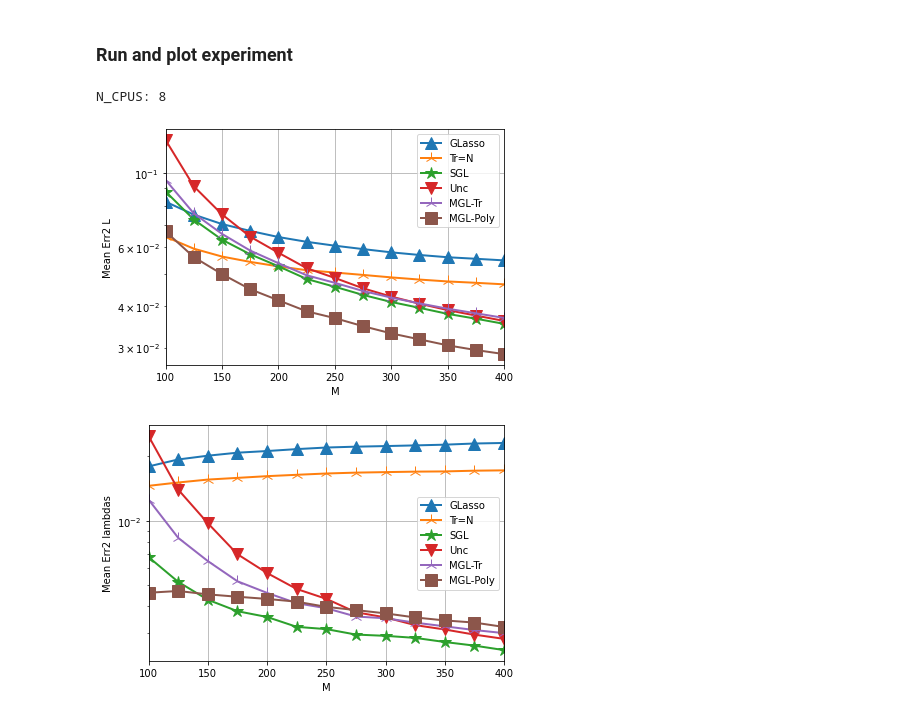
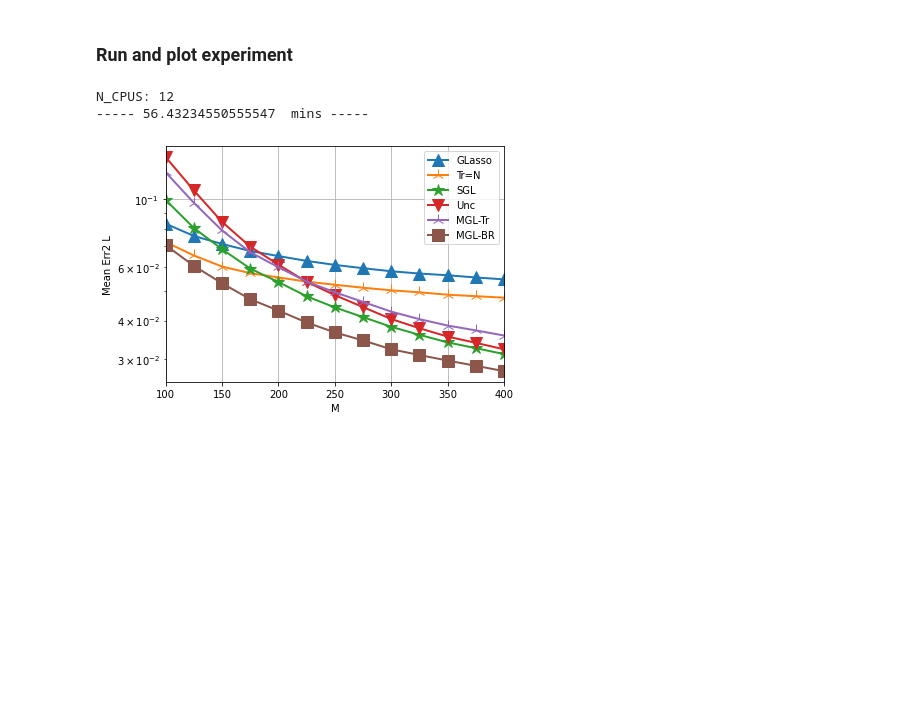
Before and after one commit to reysam93/motif_nti, a Jupyter notebook: samples_student_network.ipynb, the cells around one changed output. Saved outputs shown, nothing was run; the diff lists cells and outputs as text; code cells hidden in the pictures; blank space fills up the shorter version.

Commit message:
changing name from Poly to BR

```diff
--- a/samples_student_network.ipynb
+++ b/samples_student_network.ipynb
@@ -161,7 +161,7 @@ models = [
     # Our algorithms
     {'name': 'MGL-Tr', 'cs': cs[0], 'gs': GS[0], 'bounds': [], 'fmt': '2-',
      'regs': {'alpha': 0, 'beta': 1.1, 'gamma': 0, 'deltas': deltas[0]}},
-    {'name': 'MGL-Poly', 'cs': cs[3], 'gs': GS[3], 'bounds': BOUNDS[2], 'fmt': 's-',
+    {'name': 'MGL-BR', 'cs': cs[3], 'gs': GS[3], 'bounds': BOUNDS[2], 'fmt': 's-',
      'regs': {'alpha': 0, 'beta': .9, 'gamma': 10000, 'deltas': deltas[3]}},
 ]
 # %% [markdown]
@@ -181,16 +181,14 @@ for i, resp in enumerate(resps):
 total_t = time.time() - total_t
 print('-----', total_t/60, ' mins -----')
 # %% [output]
-N_CPUS: 8
+N_CPUS: 12
+----- 56.43234550555547  mins -----
 # %%
-skip_idx = [5]
 err_L, err_lamb = est_errs(L, lambdas, Ls_hat, lamds_hat, sq_err=True)
 mean_errL = np.mean(err_L, 2)
-mean_err_lam = np.mean(err_lamb, 2)
-plot_err(MM, models, mean_errL, 'Mean Err2 L', skip=skip_idx)
+plot_err(MM, models, mean_errL, 'Mean Err2 L')
 # %% [output]
-[figure, old version]
+[figure, new version]
-[figure, removed]
 # %%
 # Save data as csv
 # fname = PATH + 'students.csv'
```
Also changed, not shown: parts of 4 cells of this notebook.
